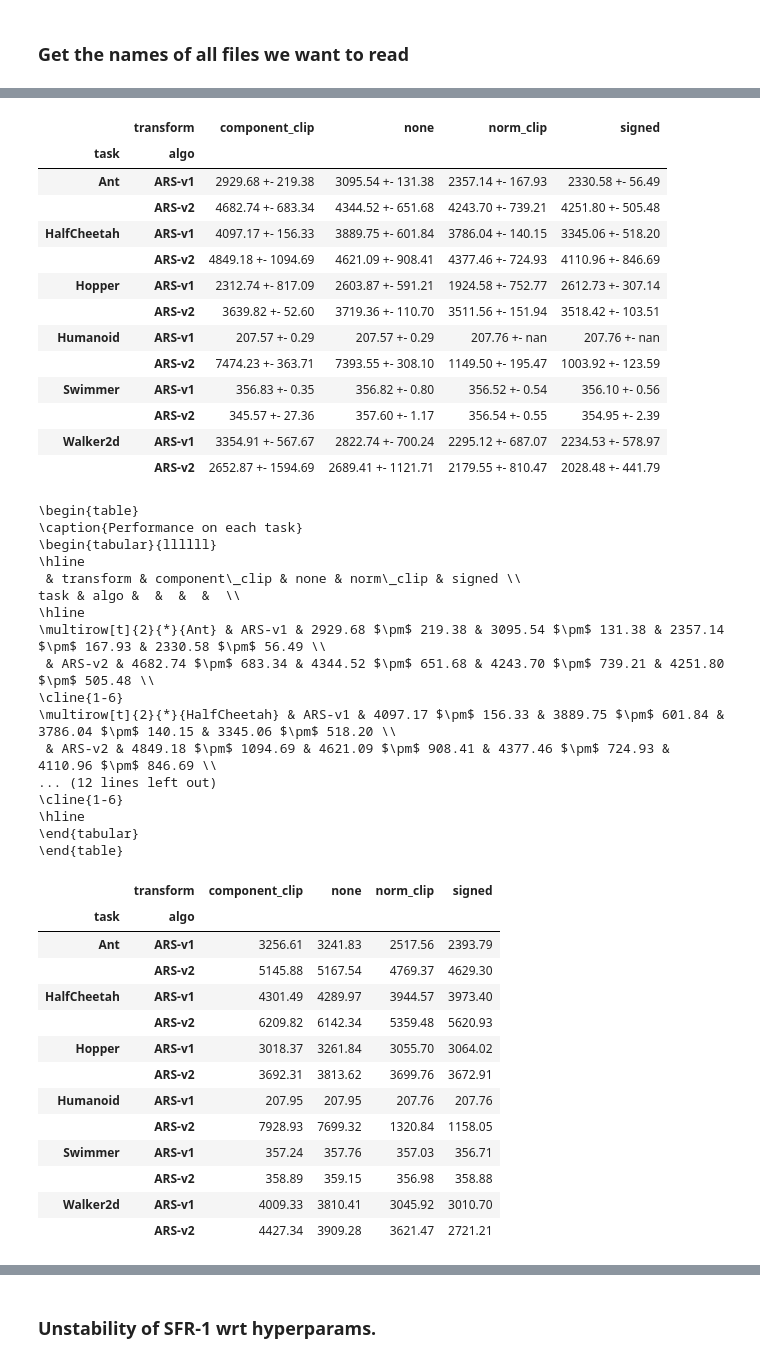
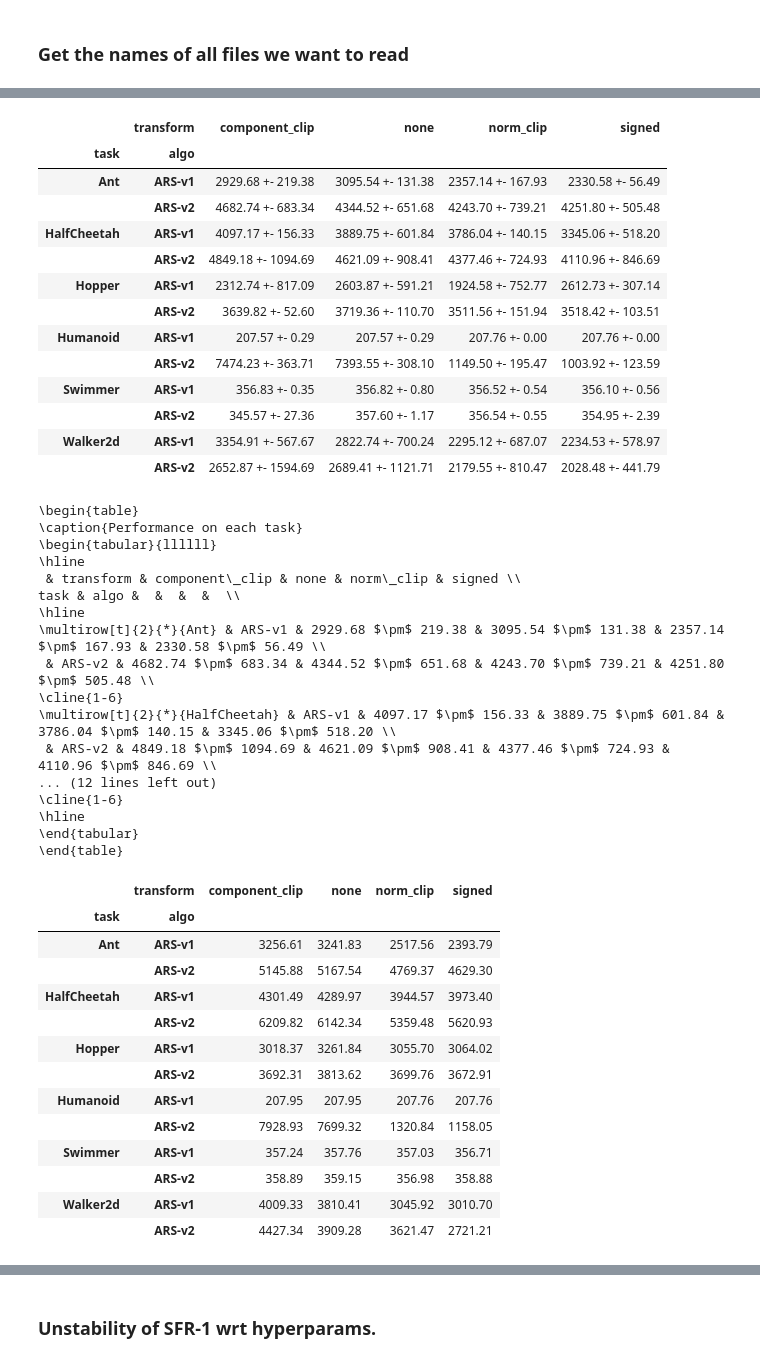
Before and after one commit to deepakhr1999/ARS, a Jupyter notebook: code/plot_hparam_grid.ipynb, the cells around one changed output, grey strips where cells are left out. Saved outputs shown, nothing was run; the diff lists cells and outputs as text; code cells hidden in the pictures.

```diff
--- a/code/plot_hparam_grid.ipynb
+++ b/code/plot_hparam_grid.ipynb
@@ -124,0 +61,8 @@ best_data[['task', 'algo', 'transform']].value_counts().reset_index().sort_value
+# %%
+data = (
+    all_data[all_data["best_transform_reward"] == all_data["best_config_reward"]]
+    .reset_index(drop=True)
+    .drop(["filter", "policy_type", "rollout_length", "shift", "env_name"], axis=1)
+)
+
+data["task transform algo".split()].value_counts()
@@ -138,7 +100,7 @@ def to_paper(x: pd.DataFrame, caption, index=False) -> str:
 # %%
 def f(x):
     return f"{x['mean']:.2f} +- {x['std']:.2f}"
-out = best_data.groupby(["task", "algo", "transform"]).reward.agg(['mean', 'std','min', 'max'])#
+out = data.groupby(["task", "algo", "transform"]).reward.agg(['mean', 'std','min', 'max'])#
 out['f'] = out.apply(f, axis=1)
 display(out)
 
@@ -161,34 +123,34 @@ best_perf = pd.pivot_table(
 ).round(2)
 display(best_perf)
 print(to_paper(best_perf, "Best perf on each task", index=True))
 # %% [output]
 |  |  |  | mean | std | min | max | f |
 | task | algo | transform |  |  |  |  |  |
 | Ant | ARS-v1 | component_clip | 2929.676539 | 219.383197 | 2694.460346 | 3256.608653 | 2929.68 +- 219.38 |
 |  |  | none | 3095.535870 | 131.375235 | 2910.784365 | 3241.832802 | 3095.54 +- 131.38 |
 |  |  | norm_clip | 2357.141203 | 167.930101 | 2074.215075 | 2517.563398 | 2357.14 +- 167.93 |
 |  |  | signed | 2330.583398 | 56.485670 | 2246.023757 | 2393.792193 | 2330.58 +- 56.49 |
 |  | ARS-v2 | component_clip | 4682.744543 | 683.344924 | 3475.257392 | 5145.876784 | 4682.74 +- 683.34 |
 |  |  | none | 4344.523844 | 651.678055 | 3598.612299 | 5167.538895 | 4344.52 +- 651.68 |
 |  |  | norm_clip | 4243.698876 | 739.214567 | 3010.497857 | 4769.367497 | 4243.70 +- 739.21 |
 |  |  | signed | 4251.799917 | 505.480325 | 3391.426548 | 4629.304931 | 4251.80 +- 505.48 |
 | HalfCheetah | ARS-v1 | component_clip | 4097.170105 | 156.326185 | 3918.683155 | 4301.485767 | 4097.17 +- 156.33 |
 |  |  | none | 3889.746609 | 601.838226 | 2822.411604 | 4289.968569 | 3889.75 +- 601.84 |
 | ... | ... | ... | ... | ... | ... | ... | ... |
 |  |  | signed | 2234.527743 | 578.972797 | 1685.705212 | 3010.700145 | 2234.53 +- 578.97 |
 |  | ARS-v2 | component_clip | 2652.867434 | 1594.689687 | 570.761335 | 4427.341882 | 2652.87 +- 1594.69 |
 |  |  | none | 2689.405144 | 1121.705091 | 1392.950020 | 3909.281194 | 2689.41 +- 1121.71 |
 |  |  | norm_clip | 2179.546422 | 810.474310 | 1748.645368 | 3621.470956 | 2179.55 +- 810.47 |
 |  |  | signed | 2028.479518 | 441.785658 | 1549.216390 | 2721.210380 | 2028.48 +- 441.79 |
 |  | transform | component_clip | none | norm_clip | signed |
 | task | algo |  |  |  |  |
 | Ant | ARS-v1 | 2929.68 +- 219.38 | 3095.54 +- 131.38 | 2357.14 +- 167.93 | 2330.58 +- 56.49 |
 |  | ARS-v2 | 4682.74 +- 683.34 | 4344.52 +- 651.68 | 4243.70 +- 739.21 | 4251.80 +- 505.48 |
 | HalfCheetah | ARS-v1 | 4097.17 +- 156.33 | 3889.75 +- 601.84 | 3786.04 +- 140.15 | 3345.06 +- 518.20 |
 |  | ARS-v2 | 4849.18 +- 1094.69 | 4621.09 +- 908.41 | 4377.46 +- 724.93 | 4110.96 +- 846.69 |
 | Hopper | ARS-v1 | 2312.74 +- 817.09 | 2603.87 +- 591.21 | 1924.58 +- 752.77 | 2612.73 +- 307.14 |
 |  | ARS-v2 | 3639.82 +- 52.60 | 3719.36 +- 110.70 | 3511.56 +- 151.94 | 3518.42 +- 103.51 |
-| Humanoid | ARS-v1 | 207.57 +- 0.29 | 207.57 +- 0.29 | 207.76 +- nan | 207.76 +- nan |
+| Humanoid | ARS-v1 | 207.57 +- 0.29 | 207.57 +- 0.29 | 207.76 +- 0.00 | 207.76 +- 0.00 |
 |  | ARS-v2 | 7474.23 +- 363.71 | 7393.55 +- 308.10 | 1149.50 +- 195.47 | 1003.92 +- 123.59 |
 | Swimmer | ARS-v1 | 356.83 +- 0.35 | 356.82 +- 0.80 | 356.52 +- 0.54 | 356.10 +- 0.56 |
 |  | ARS-v2 | 345.57 +- 27.36 | 357.60 +- 1.17 | 356.54 +- 0.55 | 354.95 +- 2.39 |
```
Also changed, not shown: parts of 9 cells of this notebook, 40 other files.
